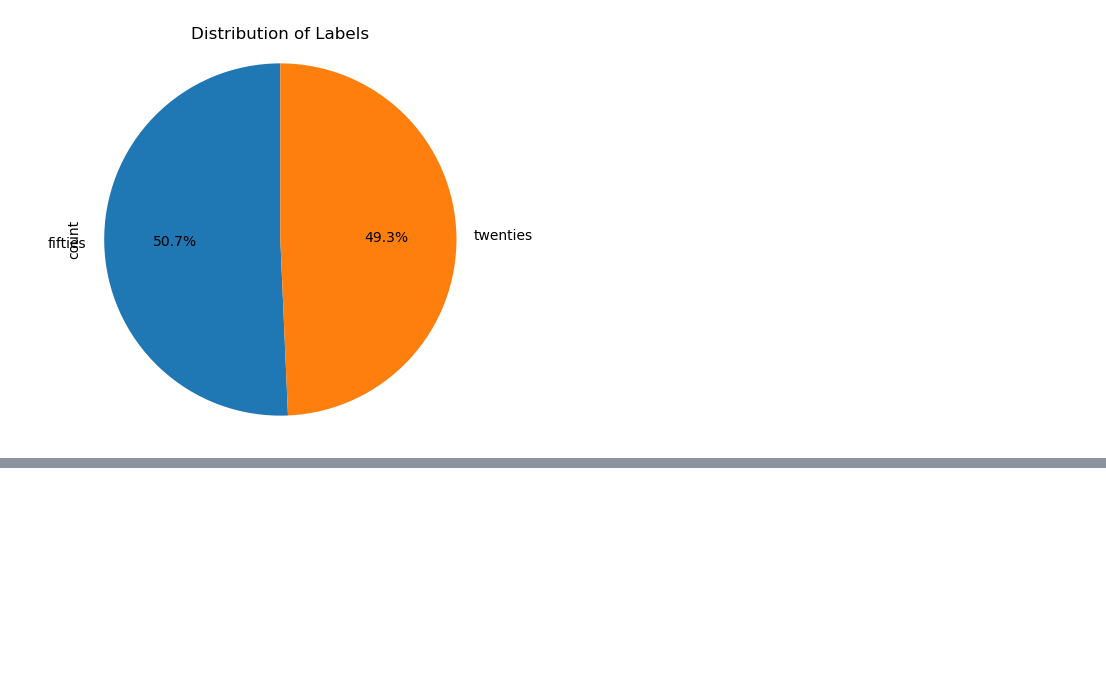
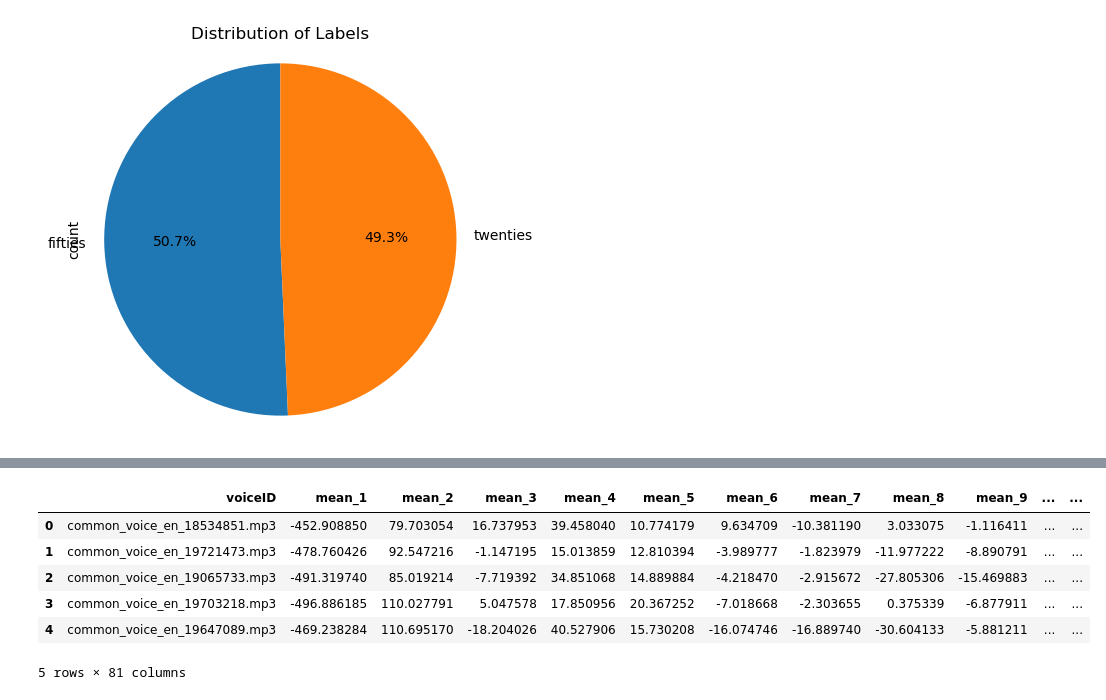
Before and after one commit to Karimgebril09/Speaker_gender_age_recognition, a Jupyter notebook: Notebooks/analysis.ipynb, the cells around one changed output, grey strips where cells are left out. Saved outputs shown, nothing was run; the diff lists cells and outputs as text; code cells hidden in the pictures; blank space fills up the shorter version.

```diff
--- a/Notebooks/analysis.ipynb
+++ b/Notebooks/analysis.ipynb
@@ -89 +109,11 @@ features = df.columns.tolist()[1:-2]
+# %%
+df.head()
+# %% [output]
+|  | voiceID | mean_1 | mean_2 | mean_3 | mean_4 | mean_5 | mean_6 | mean_7 | mean_8 | mean_9 | ... | ... |
+| 0 | common_voice_en_18534851.mp3 | -452.908850 | 79.703054 | 16.737953 | 39.458040 | 10.774179 | 9.634709 | -10.381190 | 3.033075 | -1.116411 | ... | ... |
+| 1 | common_voice_en_19721473.mp3 | -478.760426 | 92.547216 | -1.147195 | 15.013859 | 12.810394 | -3.989777 | -1.823979 | -11.977222 | -8.890791 | ... | ... |
+| 2 | common_voice_en_19065733.mp3 | -491.319740 | 85.019214 | -7.719392 | 34.851068 | 14.889884 | -4.218470 | -2.915672 | -27.805306 | -15.469883 | ... | ... |
+| 3 | common_voice_en_19703218.mp3 | -496.886185 | 110.027791 | 5.047578 | 17.850956 | 20.367252 | -7.018668 | -2.303655 | 0.375339 | -6.877911 | ... | ... |
+| 4 | common_voice_en_19647089.mp3 | -469.238284 | 110.695170 | -18.204026 | 40.527906 | 15.730208 | -16.074746 | -16.889740 | -30.604133 | -5.881211 | ... | ... |
+5 rows × 81 columns
 # %%
```
Also changed, not shown: parts of 7 cells of this notebook, 2 other files.
